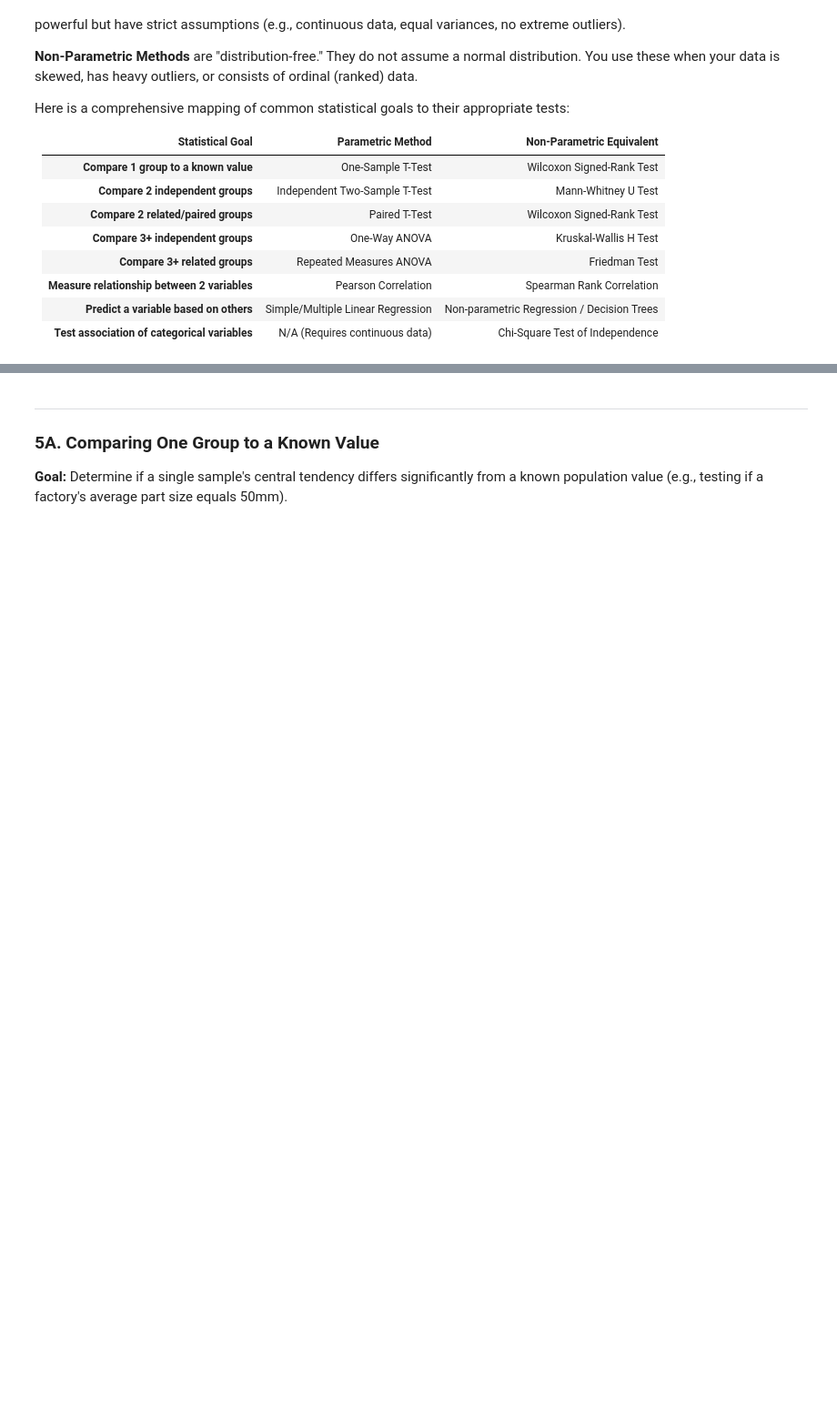
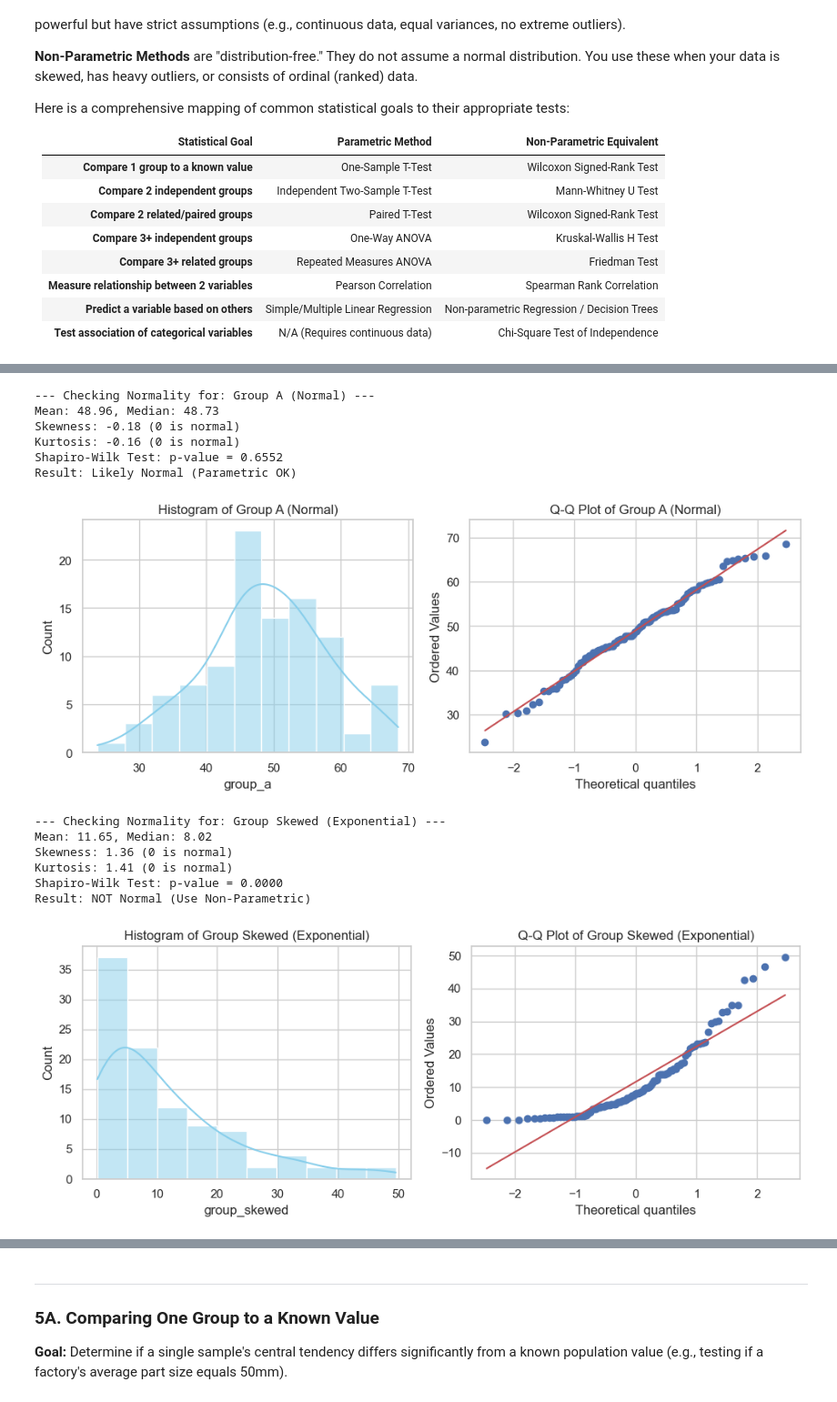
Before and after one commit to alasyariyphysics/stats-repo, a Jupyter notebook: Inferential_Statistics.ipynb, the cells around one changed output, grey strips where cells are left out. Shown at 91% size. Saved outputs shown, nothing was run; the diff lists cells and outputs as text; code cells hidden in the pictures; blank space fills up the shorter version.

```diff
--- a/Inferential_Statistics.ipynb
+++ b/Inferential_Statistics.ipynb
@@ -204,0 +219,51 @@ Here is a comprehensive mapping of common statistical goals to their appropriate
+# %%
+def check_normality(data_column, name):
+    print(f"--- Checking Normality for: {name} ---")
+
+    # 1. Descriptive Numbers
+    print(f"Mean: {np.mean(data_column):.2f}, Median: {np.median(data_column):.2f}")
+    print(f"Skewness: {stats.skew(data_column):.2f} (0 is normal)")
+    print(f"Kurtosis: {stats.kurtosis(data_column):.2f} (0 is normal)")
+
+    # 2. Shapiro-Wilk Test
+    stat, p = stats.shapiro(data_column)
+    print(f"Shapiro-Wilk Test: p-value = {p:.4f}")
+    if p > 0.05:
+        print("Result: Likely Normal (Parametric OK)")
+    else:
+        print("Result: NOT Normal (Use Non-Parametric)")
+
+    # 3. Visualizations
+    fig, ax = plt.subplots(1, 2, figsize=(10, 4))
+
+    # Histogram
+    sns.histplot(data_column, kde=True, ax=ax[0], color='skyblue')
+    ax[0].set_title(f'Histogram of {name}')
+
+    # Q-Q Plot
+    stats.probplot(data_column, dist="norm", plot=ax[1])
+    ax[1].set_title(f'Q-Q Plot of {name}')
+
+    plt.tight_layout()
+    plt.show()
+
+# Run check on a Normal Group
+check_normality(data['group_a'], "Group A (Normal)")
+
+# Run check on a Skewed Group
+check_normality(data['group_skewed'], "Group Skewed (Exponential)")
+# %% [output]
+--- Checking Normality for: Group A (Normal) ---
+Mean: 48.96, Median: 48.73
+Skewness: -0.18 (0 is normal)
+Kurtosis: -0.16 (0 is normal)
+Shapiro-Wilk Test: p-value = 0.6552
+Result: Likely Normal (Parametric OK)
+[figure, added]
+--- Checking Normality for: Group Skewed (Exponential) ---
+Mean: 11.65, Median: 8.02
+Skewness: 1.36 (0 is normal)
+Kurtosis: 1.41 (0 is normal)
+Shapiro-Wilk Test: p-value = 0.0000
+Result: NOT Normal (Use Non-Parametric)
+[figure, added]
```
Also changed, not shown: parts of 19 cells of this notebook, 1 other file.
